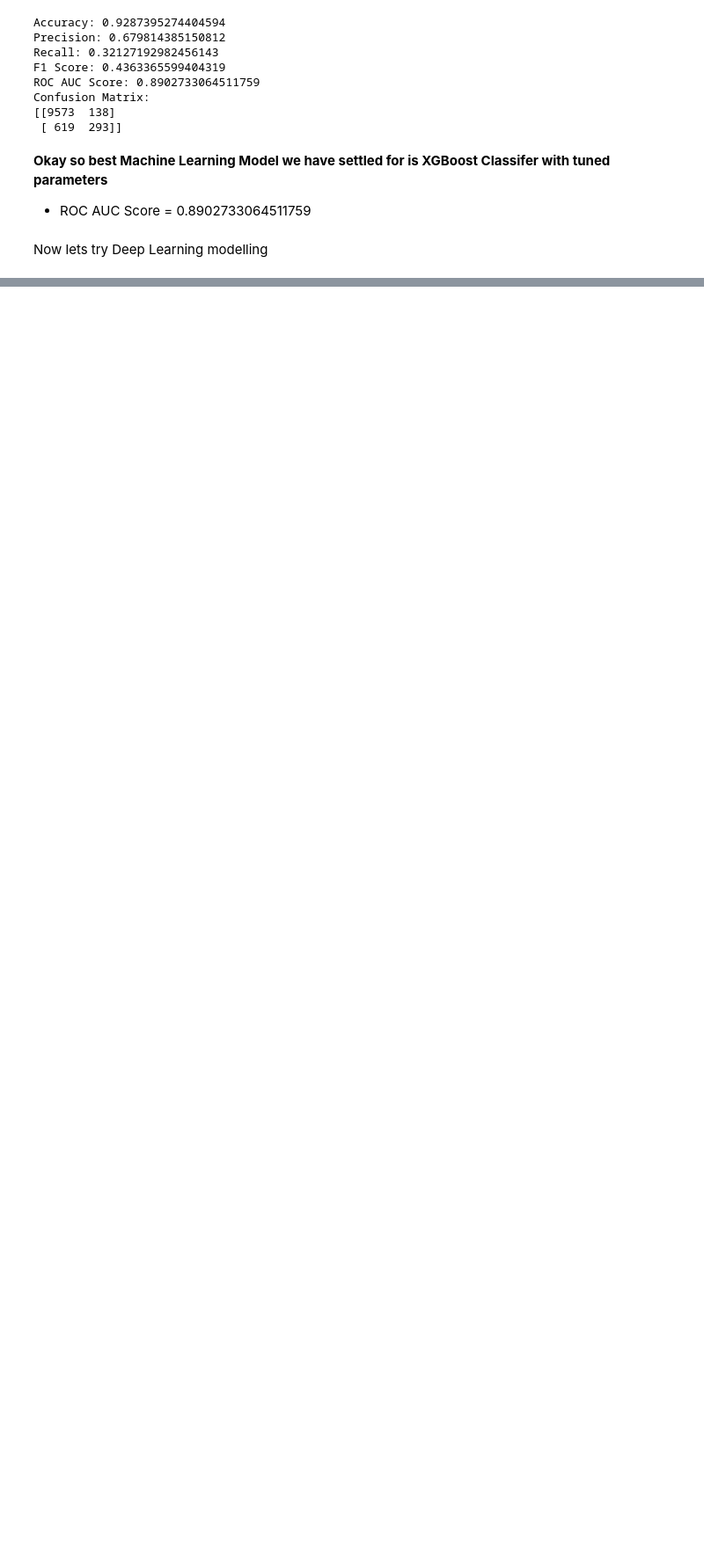
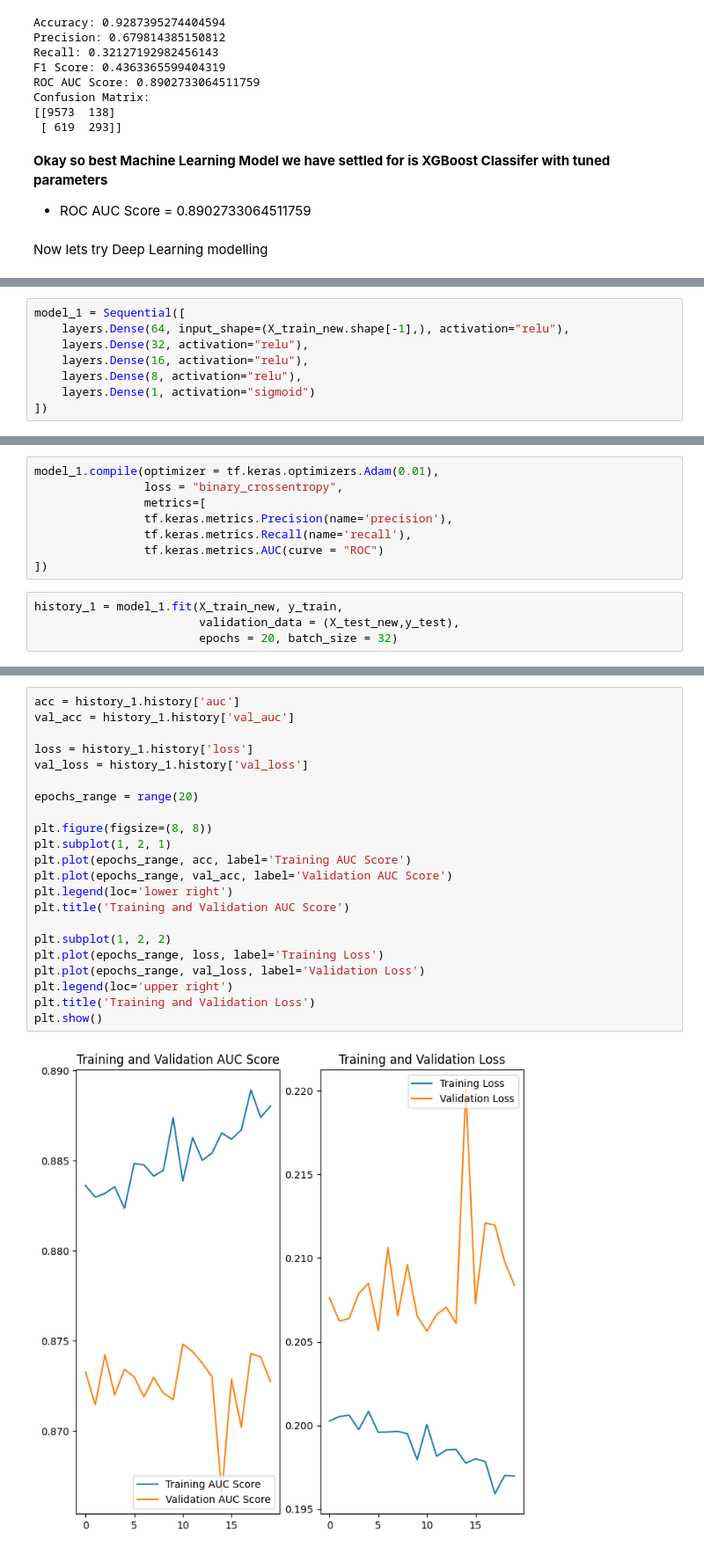
Before and after one commit to yashfirkedata/DL-Patient-Survival-Prediction, a Jupyter notebook: patient_survival_prediction_modelling.ipynb, the cells around one changed output, grey strips where cells are left out. Shown: that part at 88% size. Drawn from its saved outputs; the diff is of its cells as text; blank space fills up the shorter version.

Commit message:
two DL models done

```diff
--- a/patient_survival_prediction_modelling.ipynb
+++ b/patient_survival_prediction_modelling.ipynb
@@ -278,0 +282,8 @@ Now lets try Deep Learning modelling
+# %%
+model_1 = Sequential([
+    layers.Dense(64, input_shape=(X_train_new.shape[-1],), activation="relu"),
+    layers.Dense(32, activation="relu"),
+    layers.Dense(16, activation="relu"),
+    layers.Dense(8, activation="relu"),
+    layers.Dense(1, activation="sigmoid")
+])
@@ -278,0 +312,12 @@ Now lets try Deep Learning modelling
+# %%
+model_1.compile(optimizer = tf.keras.optimizers.Adam(0.01),
+                loss = "binary_crossentropy",
+                metrics=[
+                tf.keras.metrics.Precision(name='precision'),
+                tf.keras.metrics.Recall(name='recall'),
+                tf.keras.metrics.AUC(curve = "ROC")
+])
+# %%
+history_1 = model_1.fit(X_train_new, y_train,
+                        validation_data = (X_test_new,y_test),
+                        epochs = 20, batch_size = 32)
@@ -278,0 +342,24 @@ Now lets try Deep Learning modelling
+# %%
+acc = history_1.history['auc']
+val_acc = history_1.history['val_auc']
+
+loss = history_1.history['loss']
+val_loss = history_1.history['val_loss']
+
+epochs_range = range(20)
+
+plt.figure(figsize=(8, 8))
+plt.subplot(1, 2, 1)
+plt.plot(epochs_range, acc, label='Training AUC Score')
+plt.plot(epochs_range, val_acc, label='Validation AUC Score')
+plt.legend(loc='lower right')
+plt.title('Training and Validation AUC Score')
+
+plt.subplot(1, 2, 2)
+plt.plot(epochs_range, loss, label='Training Loss')
+plt.plot(epochs_range, val_loss, label='Validation Loss')
+plt.legend(loc='upper right')
+plt.title('Training and Validation Loss')
+plt.show()
+# %% [output]
+[figure, added]
```
Also changed, not shown: parts of 14 cells of this notebook.
